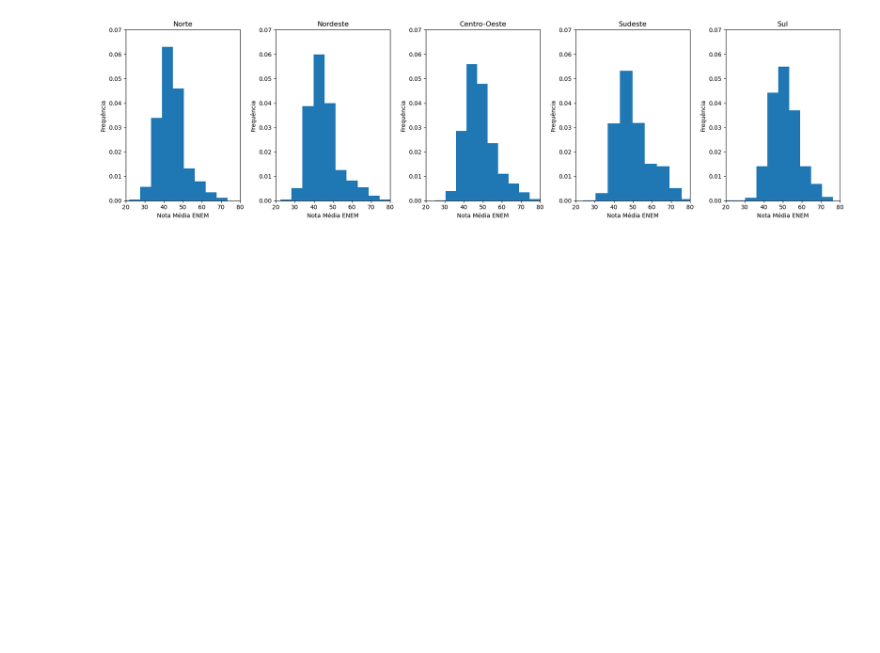
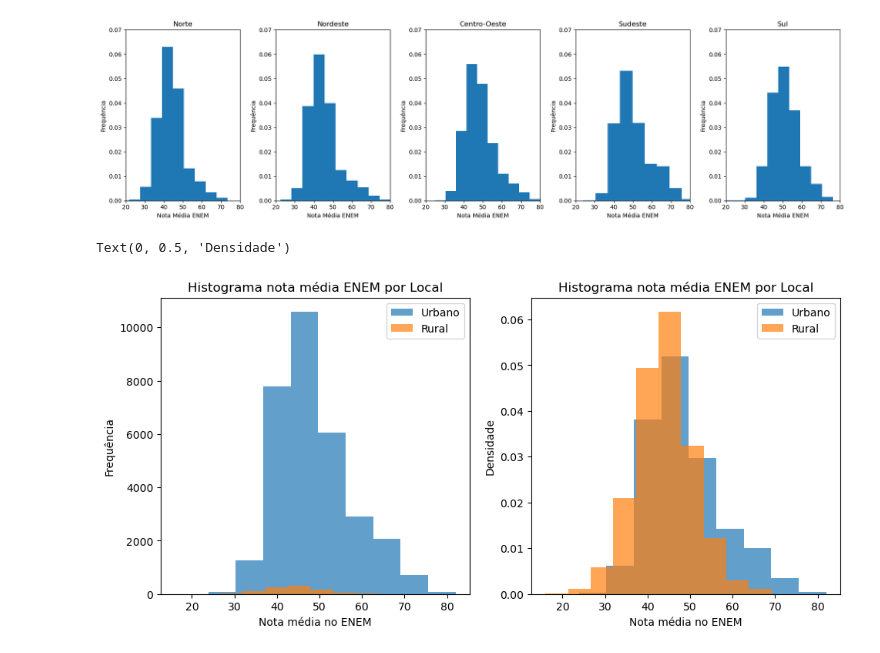
Before and after one commit to LuanaPLGuimaraes/Grupo12A_Projeto2_CDados, a Jupyter notebook: mineracao.ipynb, the cells around one changed output. Cells and saved outputs as stored; diff of their text form; code cells hidden in the pictures; blank space fills up the shorter version.

Commit message:
histogramas

```diff
--- a/mineracao.ipynb
+++ b/mineracao.ipynb
@@ -34,7 +34,8 @@ dados['UF_ESCOLA'] = dados['UF_ESCOLA'].astype('category')
 dados['LOCAL'] = dados['LOCAL'].astype('category')
 
 
-dados['LOCAL'].cat.categories = ['Urbano', 'Rural']
+dados['LOCAL'] = dados['LOCAL'].cat.rename_categories(['Urbano', 'Rural'])
+
 
 dados = dados.dropna(axis=0, how='any')
 dados.head()
@@ -134,3 +135,23 @@ plt.hist(dados_sul.MEDIA_TOTAL_ENEM, density = True)
 plt.tight_layout();
 # %% [output]
 [figure]
+# %%
+local_nota = dados.groupby('LOCAL')['MEDIA_TOTAL_ENEM']
+
+plt.figure(figsize=(30,5))
+plt.subplot(1,5,1)
+local_nota.plot(kind='hist', alpha=0.7, legend=True) # Sem densidade
+
+plt.title('Histograma nota média ENEM por Local')
+plt.xlabel('Nota média no ENEM')
+plt.ylabel('Frequência')
+
+plt.subplot(1,5,2)
+local_nota.plot(kind='hist', alpha=0.7, legend=True, density=True) # Com densidade
+
+plt.title('Histograma nota média ENEM por Local')
+plt.xlabel('Nota média no ENEM')
+plt.ylabel('Densidade')
+# %% [output]
+Text(0, 0.5, 'Densidade')
+[figure, added]
```
Also changed, not shown: parts of 3 cells of this notebook.
